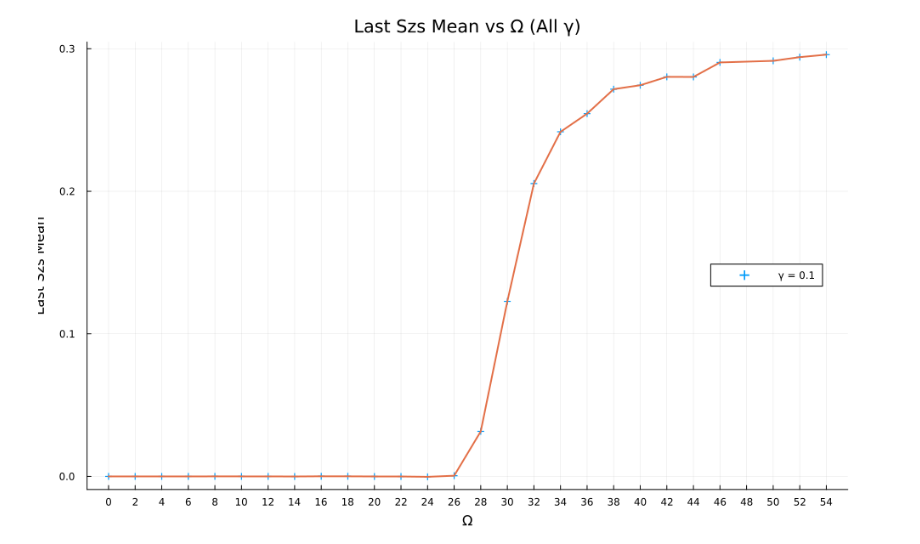
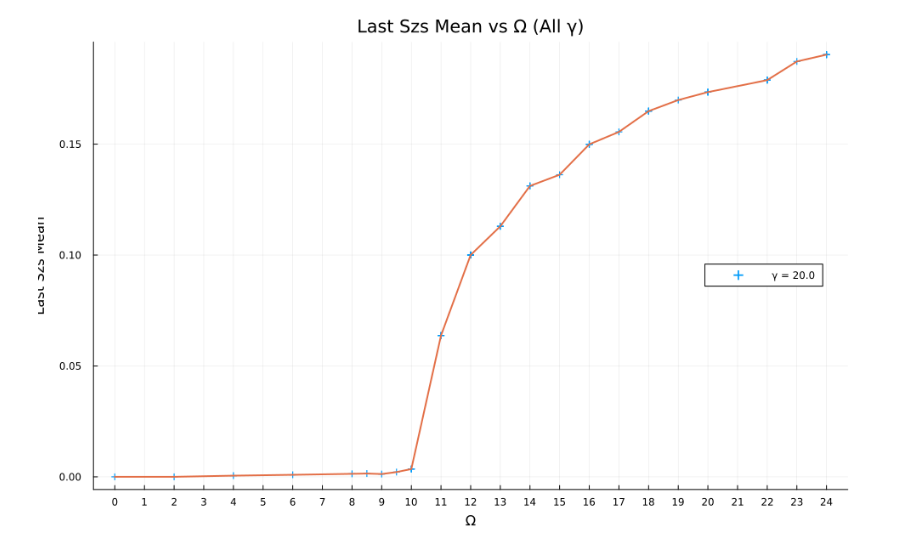
Before and after one commit to hoang-nguyen13/Rydberg_facilitation, a Jupyter notebook: plots.ipynb, the cells around one changed output. Saved outputs shown, nothing was run; the diff lists cells and outputs as text; code cells hidden in the pictures.

Commit message:
fixes plots

```diff
--- a/plots.ipynb
+++ b/plots.ipynb
@@ -4,11 +4,12 @@ using JLD2
 using Statistics
 using Plots
 # %%
-nAtoms = 800
+nAtoms = 400
 Δ = 2000
-case = 1
-γ_values = [0.1]
-Ω_values = 0:2:60 #vcat(0:2:10, 10.5:0.025:13, 14:0.5:30)
+case = 2
+γ_values = [20.0]
+Ω_values = round.(vcat(0:2:8, 8.5:0.25:13, 14:0.5:30), sigdigits=2)
+#vcat(0:2:24, 25:0.25:32, 33:2:60) #vcat(0:2:10, 10.5:0.025:13, 14:0.5:30)
 script_dir = @__DIR__
 Γ = 1
 data_dict = Dict()
@@ -89,29 +109,28 @@ end
 # %%
-γ_values = [0.1]
 plt2 = plot(
     xlabel="Ω",
     ylabel="Last Szs Mean",
     title="Last Szs Mean vs Ω (All γ)",
     legend=:right,
     size=(1000, 600),
     right_margin=10Plots.mm,
-    xticks=0:2:60
+    xticks=0:1:30
 )
 for γ in γ_values
     last_Szs_mean_values = Float64[]
     valid_Ω_values = Float64[]
 
     for Ω in Ω_values
         if haskey(data_dict[γ], Ω)
             _, Szs_mean = data_dict[γ][Ω]
             push!(last_Szs_mean_values,Szs_mean[end])
             push!(valid_Ω_values, Ω)
         end
     end
     plot!(plt2, valid_Ω_values, last_Szs_mean_values, seriestype=:scatter, label="γ = $γ", marker=:auto)
     plot!(plt2, valid_Ω_values, last_Szs_mean_values, seriestype=:line, label="", lw=2)
 end
 display(plt2)
 # %% [output]
-[figure, old version]
+[figure, new version]
 # %%
```
Also changed, not shown: parts of 3 cells of this notebook, 1 other file.
